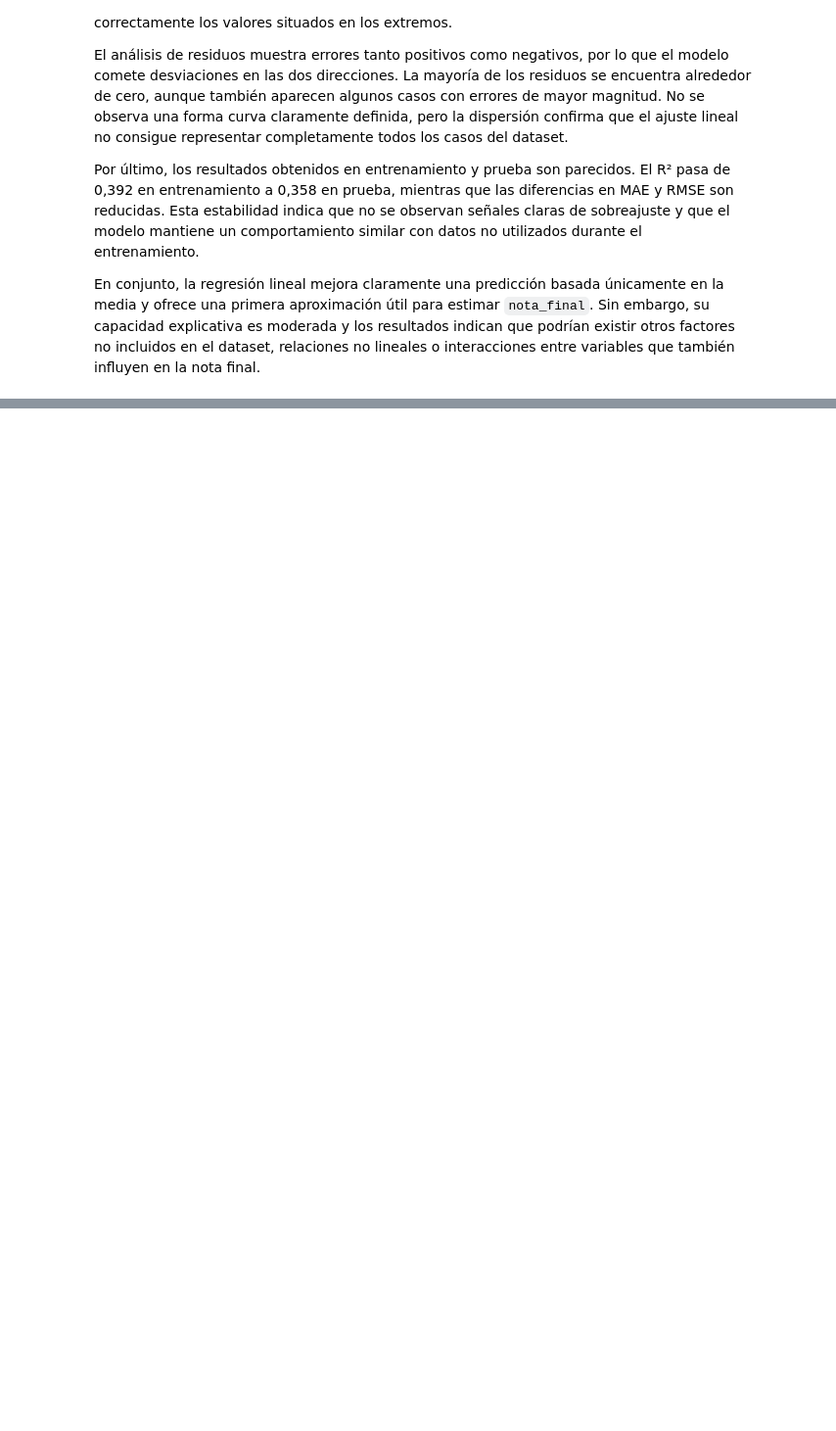
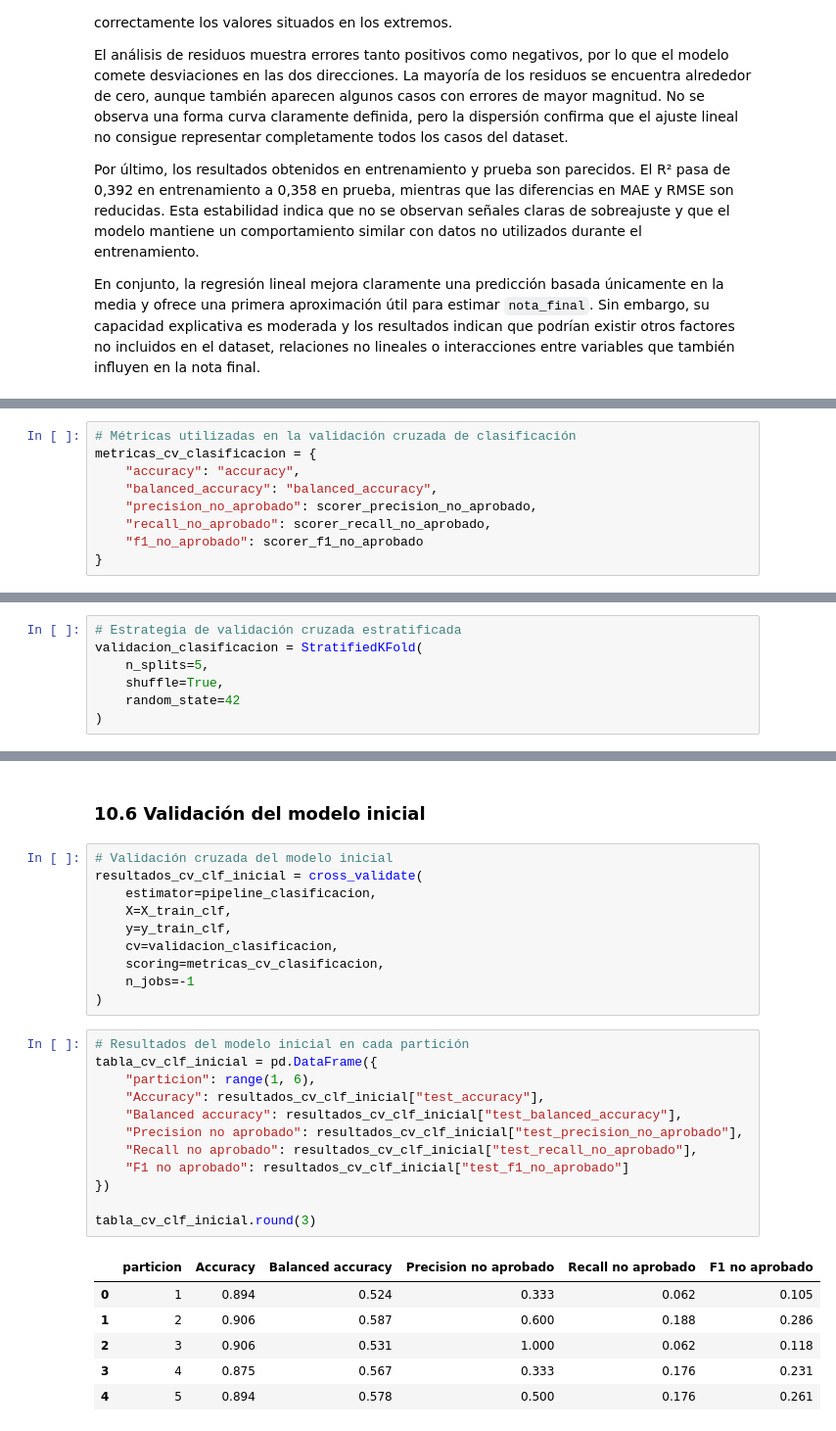
Before and after one commit to juanpamtx/Proyecto_08_DS.Machine_learning_regresion_y_clasificacion, a Jupyter notebook: Notebook/03_modelado_regresion_clasificacion.ipynb, the cells around one changed output, grey strips where cells are left out. Shown at 98% size. Drawn from its saved outputs; the diff is of its cells as text; blank space fills up the shorter version.

```diff
--- a/Notebook/03_modelado_regresion_clasificacion.ipynb
+++ b/Notebook/03_modelado_regresion_clasificacion.ipynb
@@ -781,0 +1524,9 @@ En conjunto, la regresión lineal mejora claramente una predicción basada únic
+# %%
+# Métricas utilizadas en la validación cruzada de clasificación
+metricas_cv_clasificacion = {
+    "accuracy": "accuracy",
+    "balanced_accuracy": "balanced_accuracy",
+    "precision_no_aprobado": scorer_precision_no_aprobado,
+    "recall_no_aprobado": scorer_recall_no_aprobado,
+    "f1_no_aprobado": scorer_f1_no_aprobado
+}
@@ -781,0 +1535,7 @@ En conjunto, la regresión lineal mejora claramente una predicción basada únic
+# %%
+# Estrategia de validación cruzada estratificada
+validacion_clasificacion = StratifiedKFold(
+    n_splits=5,
+    shuffle=True,
+    random_state=42
+)
@@ -781,0 +1548,31 @@ En conjunto, la regresión lineal mejora claramente una predicción basada únic
+# %% [markdown]
+### 10.6 Validación del modelo inicial
+# %%
+# Validación cruzada del modelo inicial
+resultados_cv_clf_inicial = cross_validate(
+    estimator=pipeline_clasificacion,
+    X=X_train_clf,
+    y=y_train_clf,
+    cv=validacion_clasificacion,
+    scoring=metricas_cv_clasificacion,
+    n_jobs=-1
+)
+# %%
+# Resultados del modelo inicial en cada partición
+tabla_cv_clf_inicial = pd.DataFrame({
+    "particion": range(1, 6),
+    "Accuracy": resultados_cv_clf_inicial["test_accuracy"],
+    "Balanced accuracy": resultados_cv_clf_inicial["test_balanced_accuracy"],
+    "Precision no aprobado": resultados_cv_clf_inicial["test_precision_no_aprobado"],
+    "Recall no aprobado": resultados_cv_clf_inicial["test_recall_no_aprobado"],
+    "F1 no aprobado": resultados_cv_clf_inicial["test_f1_no_aprobado"]
+})
+
+tabla_cv_clf_inicial.round(3)
+# %% [output]
+|  | particion | Accuracy | Balanced accuracy | Precision no aprobado | Recall no aprobado | F1 no aprobado |
+| 0 | 1 | 0.894 | 0.524 | 0.333 | 0.062 | 0.105 |
+| 1 | 2 | 0.906 | 0.587 | 0.600 | 0.188 | 0.286 |
+| 2 | 3 | 0.906 | 0.531 | 1.000 | 0.062 | 0.118 |
+| 3 | 4 | 0.875 | 0.567 | 0.333 | 0.176 | 0.231 |
+| 4 | 5 | 0.894 | 0.578 | 0.500 | 0.176 | 0.261 |
```
Also changed, not shown: parts of 88 cells of this notebook, 3 other files.
